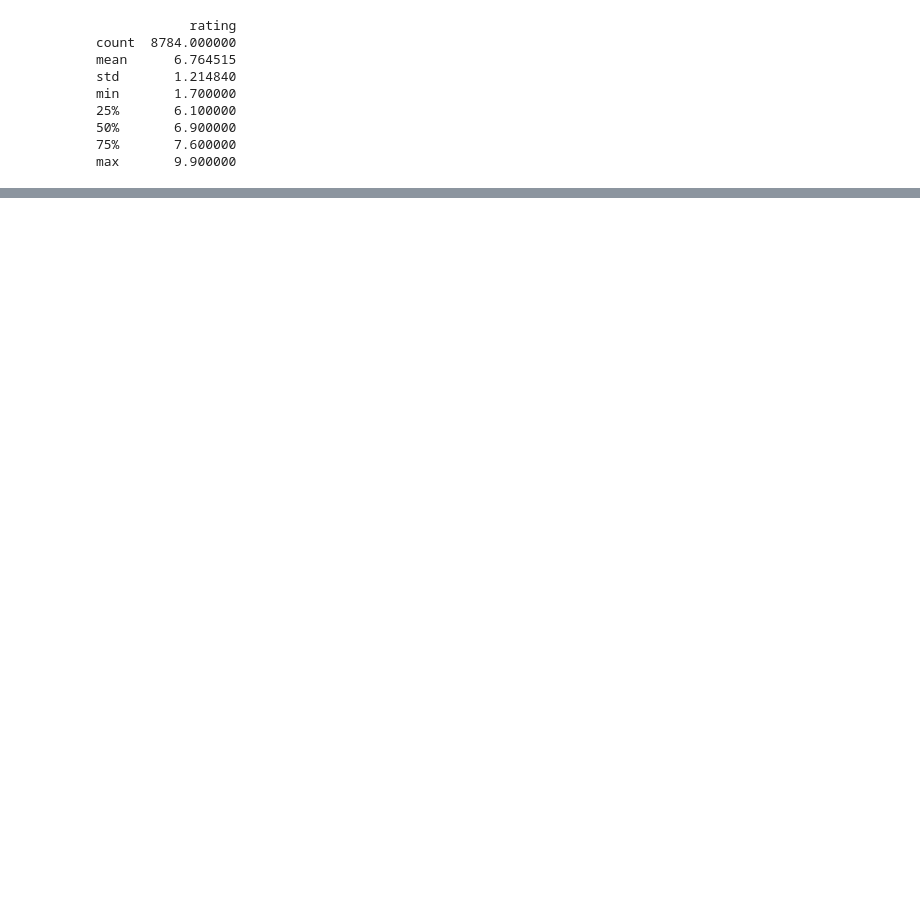
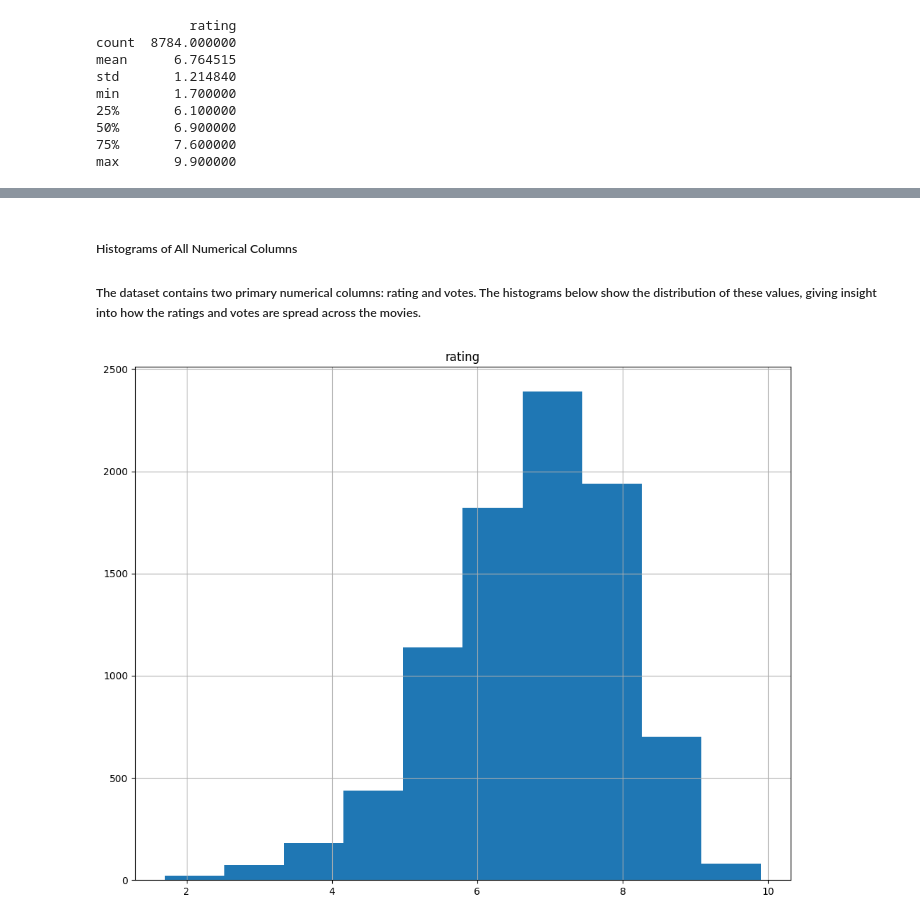
Before and after one commit to mokeyzz1/datafun-06-eda, a Jupyter notebook: moses_eda.ipynb, the cells around one changed output, grey strips where cells are left out. Saved outputs shown, nothing was run; the diff lists cells and outputs as text; code cells hidden in the pictures; blank space fills up the shorter version.

```diff
--- a/moses_eda.ipynb
+++ b/moses_eda.ipynb
@@ -80,0 +104,11 @@ plt.show()
+# %% [markdown]
+##### Histograms of All Numerical Columns
+
+##### The dataset contains two primary numerical columns: rating and votes. The histograms below show the distribution of these values, giving insight into how the ratings and votes are spread across the movies.
+# %%
+# Inspect histograms for all numerical columns
+df[['rating', 'votes']].hist(figsize=(10, 8))
+plt.tight_layout()
+plt.show()
+# %% [output]
+[figure, added]
```
Also changed, not shown: parts of 31 cells of this notebook, 2 other files.
